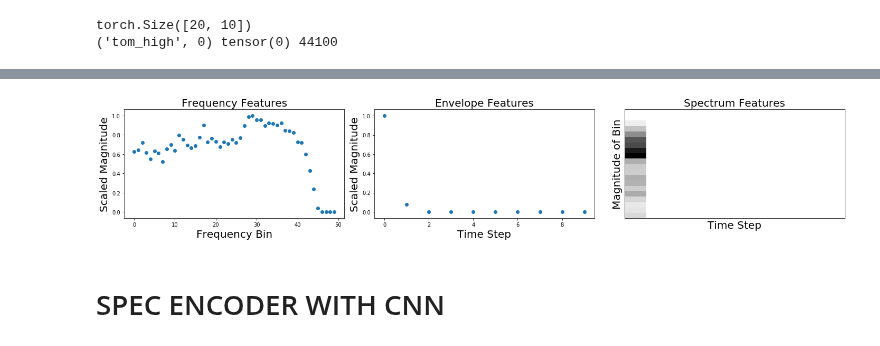
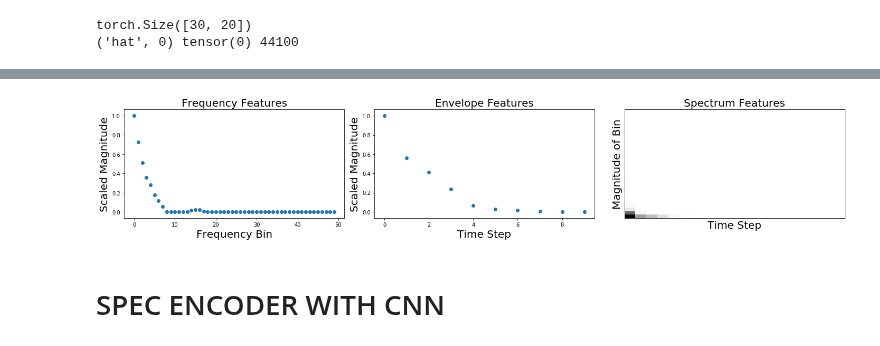
Before and after one commit to imilas/Synths_Stacks_Search, a Jupyter notebook: feature_extraction/openset_CNN.ipynb, the cells around one changed output, grey strips where cells are left out. Saved outputs shown, nothing was run; the diff lists cells and outputs as text; code cells hidden in the pictures.

```diff
--- a/feature_extraction/openset_CNN.ipynb
+++ b/feature_extraction/openset_CNN.ipynb
@@ -26,8 +26,10 @@ SR=44100
 #functions
 spec=torchaudio.functional.spectrogram
 
+db_name="dk_data"
+
 # audio_frames=miru.audioFrames(loadCache=True)
-audio_frames=miru.audioFrames(db_name="radar",loadCache=True)
+audio_frames=miru.audioFrames(db_name=db_name,loadCache=True)
 
 def getMeanLength(x):
     gl=x.apply(lambda z: len(z["audio"]),axis=1)
@@ -46,9 +48,9 @@ def getRandAud():
 device = torch.device("cuda" if torch.cuda.is_available() else "cpu")
 # list(zip(uniques,range(0,len(uniques))))
 
-audio_frames=audio_frames.loc[~audio_frames["label"].isin(["shake","guitar","piano"])]
+audio_frames=audio_frames.loc[~audio_frames["label"].isin(["guitar","piano"])]
 #split the dataframe into 2 seperate ones:
-drum_frames=audio_frames.loc[~audio_frames["label"].isin(["synth_noise","guitar","piano"])]
+drum_frames=audio_frames.loc[~audio_frames["label"].isin(["synth_noise","guitar","piano","noise","voc"])]
 #split the dataframe into 2 seperate ones:
-not_drum_frames=audio_frames.loc[audio_frames["label"].isin(["synth_noise","guitar","piano"])]
+not_drum_frames=audio_frames.loc[audio_frames["label"].isin(["synth_noise","guitar","piano","noise","voc"])]
 # %% [output]
@@ -133,8 +147,8 @@ all_frames=pd.concat([drum_frames,not_drum_frames])
 train=all_frames.sample(frac=0.80,random_state=420) #random state is a seed value
 test=all_frames.drop(train.index)
 # %%
-FREQ_BINS=20
-TIME_STEPS=10
+FREQ_BINS=30
+TIME_STEPS=20
 #defining transformations
 class freqTrans(object):
     def __init__(self,num_mels=50,SR=SR):
@@ -249,36 +263,36 @@ for i, tsfrm in enumerate(tfList):
     plt.tight_layout()
     ft=transformed_sample["feats"]
     if i==0:
         plt.title("Frequency Features",fontsize=20)
         plt.xlabel("Frequency Bin",fontsize=20)
         plt.ylabel("Scaled Magnitude",fontsize=20)
 
         plt.scatter(y=ft,x=range(0,len(ft)))
     if i==1:
         plt.title("Envelope Features",fontsize=20)
         plt.xlabel("Time Step",fontsize=20)
         plt.ylabel("Scaled Magnitude",fontsize=20)
         plt.scatter(y=ft,x=range(0,len(ft)))
     if i==2:
         print(ft.shape,)
         sf=ft.detach().numpy()
         ft=ft.detach().numpy()
         plt.title("Spectrum Features",fontsize=20)
         librosa.display.specshow(sf,cmap='gray_r',)
         plt.xlabel("Time Step",fontsize=20)
         plt.ylabel("Magnitude of Bin",fontsize=20)
 
 #         plt.savefig("./plots/ff3.pdf",bbox_inches = "tight")
 # plt.show()
 print(lmap[transformed_sample["label"].item()],transformed_sample["label"],len(sample["signal"]))
 
 
 Audio(sample["signal"],rate=SR,autoplay=True)
 # %% [output]
-torch.Size([20, 10])
-('tom_high', 0) tensor(0) 44100
+torch.Size([30, 20])
+('hat', 0) tensor(0) 44100
 [interactive output not drawn]
-[figure, old version]
+[figure, new version]
 # %% [markdown]
 # SPEC ENCODER WITH CNN
 # %%
```
Also changed, not shown: parts of 19 cells of this notebook, 2 other files.
